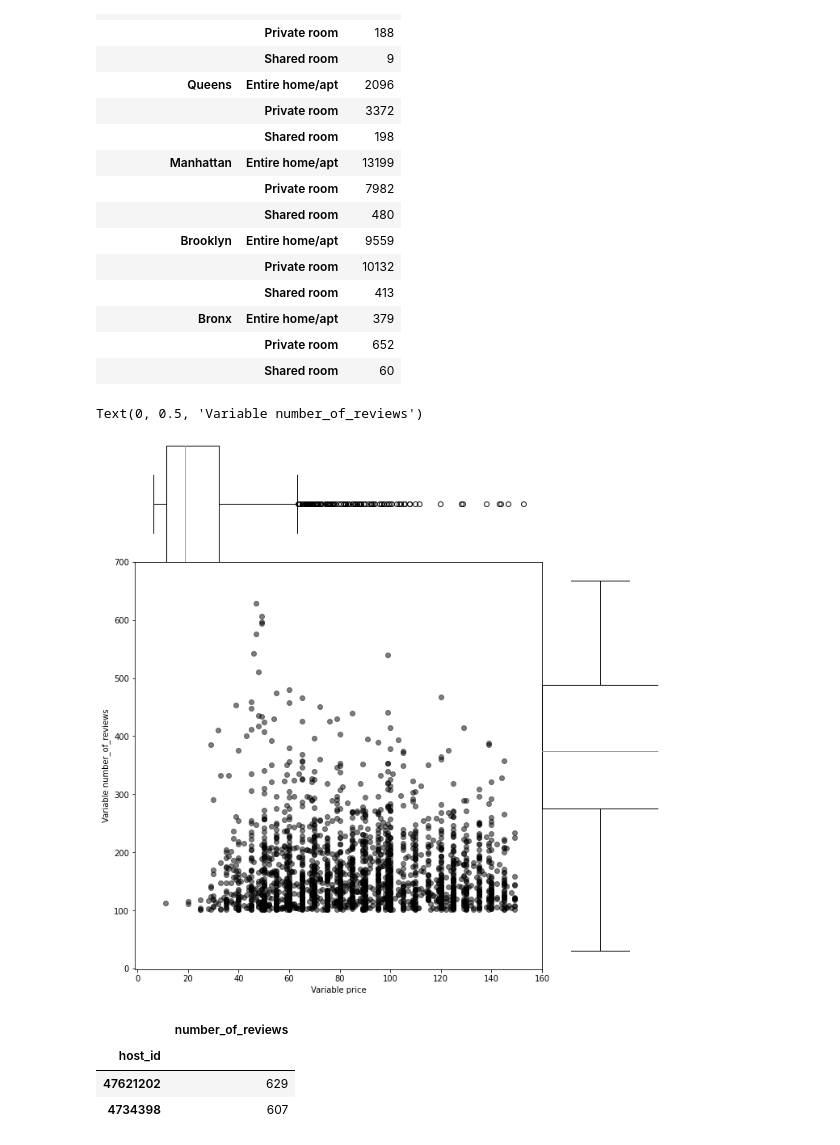
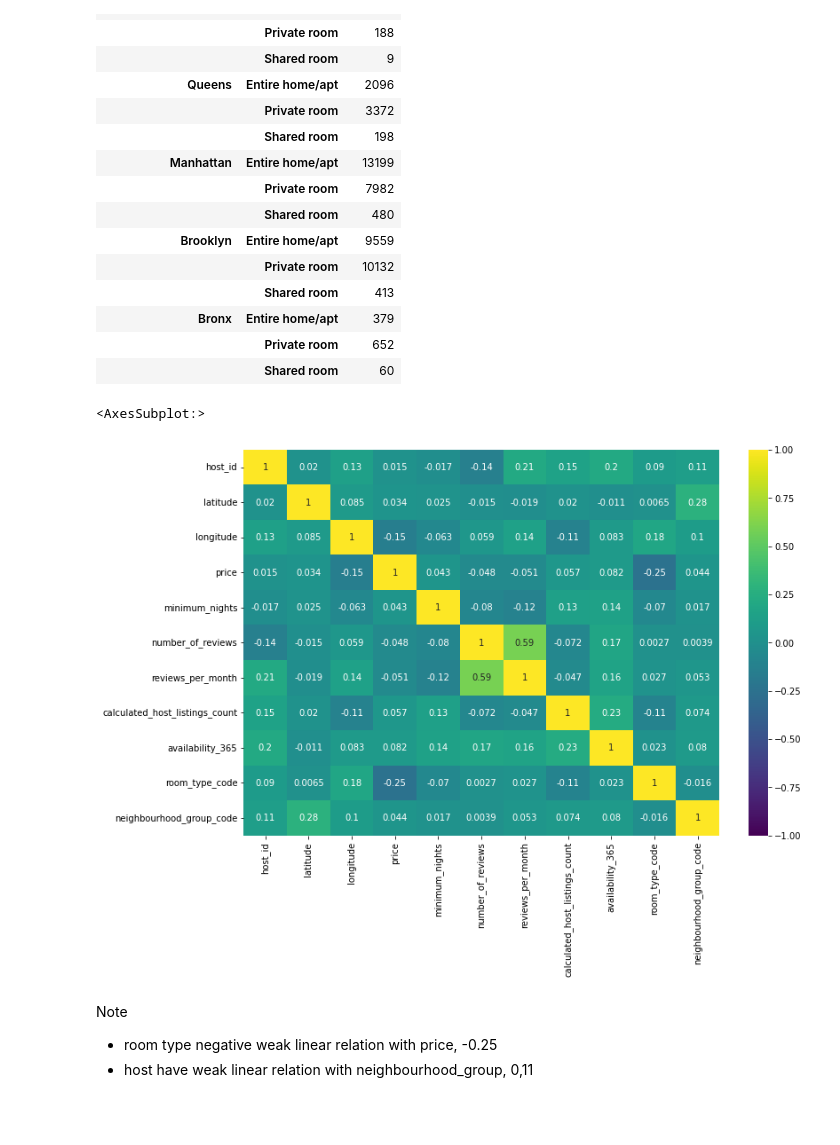
Before and after one commit to sgso-free/airbnb-project, a Jupyter notebook: src/explore.ipynb, the cells around one changed output. Saved outputs shown, nothing was run; the diff lists cells and outputs as text; code cells hidden in the pictures; blank space fills up the shorter version.

```diff
--- a/src/explore.ipynb
+++ b/src/explore.ipynb
@@ -398,6 +377,7 @@ le = LabelEncoder()
 # Using .fit_transform function to fit label
 # encoder and return encoded label
 df['room_type_code'] = le.fit_transform(df['room_type'])
+df['neighbourhood_group_code'] = le.fit_transform(df['neighbourhood_group'])
 
 # printing label
 df.head()
@@ -451,49 +419,15 @@ df_type
 | Bronx | Entire home/apt | 379 |
 |  | Private room | 652 |
 |  | Shared room | 60 |
-# %%
-#clean
-df_plot = df[(df['number_of_reviews']>100) & (df['price']<150.0)]
-
-plt.rcParams["figure.figsize"] = (10,10)
-
-left = 0.1
-bottom = 0.1
-top = 0.8
-right = 0.8
-main_ax = plt.axes([left,bottom,right-left,top-bottom])
-# create axes to the top and right of the main axes and hide them
-top_ax = plt.axes([left,top,right - left,1-top])
-plt.axis('off')
-right_ax = plt.axes([right,bottom,1-right,top-bottom])
-plt.axis('off')
-
-main_ax.plot(df_plot['price'],  df_plot['number_of_reviews'], 'ko', alpha=0.5)
-# Save the default tick positions, so we can reset them..
-
-tcksx = main_ax.get_xticks()
-tcksy = main_ax.get_yticks()
-
-right_ax.boxplot(df_plot['price'], positions=[0], notch=False, widths=1.)
-top_ax.boxplot(df_plot['number_of_reviews'], positions=[0], vert=False, notch=False, widths=1.)
-
-main_ax.set_yticks(tcksy) # pos = tcksy
-main_ax.set_xticks(tcksx) # pos = tcksx
-main_ax.set_yticklabels([int(j) for j in tcksy])
-main_ax.set_xticklabels([int(j) for j in tcksx])
-main_ax.set_ylim([min(tcksy-1),max(tcksy)])
-main_ax.set_xlim([min(tcksx-1),max(tcksx)])
-main_ax.set_xlabel('Variable price')
-main_ax.set_ylabel('Variable number_of_reviews')
-# %% [output]
-Text(0, 0.5, 'Variable number_of_reviews')
-[figure, removed]
-# %%
-df_group_with0 = df[(df['number_of_reviews']>600) & (df['price']>50.0)]
-df_group_with0 = df_group_with0.groupby(['host_id'])[['number_of_reviews']].agg({'number_of_reviews':'sum'}).sort_values(by=['number_of_reviews'],ascending=False)
-df_group_with0
-# %% [output]
-|  | number_of_reviews |
-| host_id |  |
-| 47621202 | 629 |
-| 4734398 | 607 |
+# %%
+#Plotting a heatmap to find relations between features
+
+plt.figure(figsize=(12, 8))
+sns.heatmap(df.corr(), annot=True,cmap='viridis', vmax=1, vmin=-1, center=0)
+# %% [output]
+<AxesSubplot:>
+[figure, added]
+# %% [markdown]
+Note
+- room type negative weak linear relation with price, -0.25
+- host have weak linear relation with neighbourhood_group, 0,11
```
Also changed, not shown: parts of 6 cells of this notebook.
